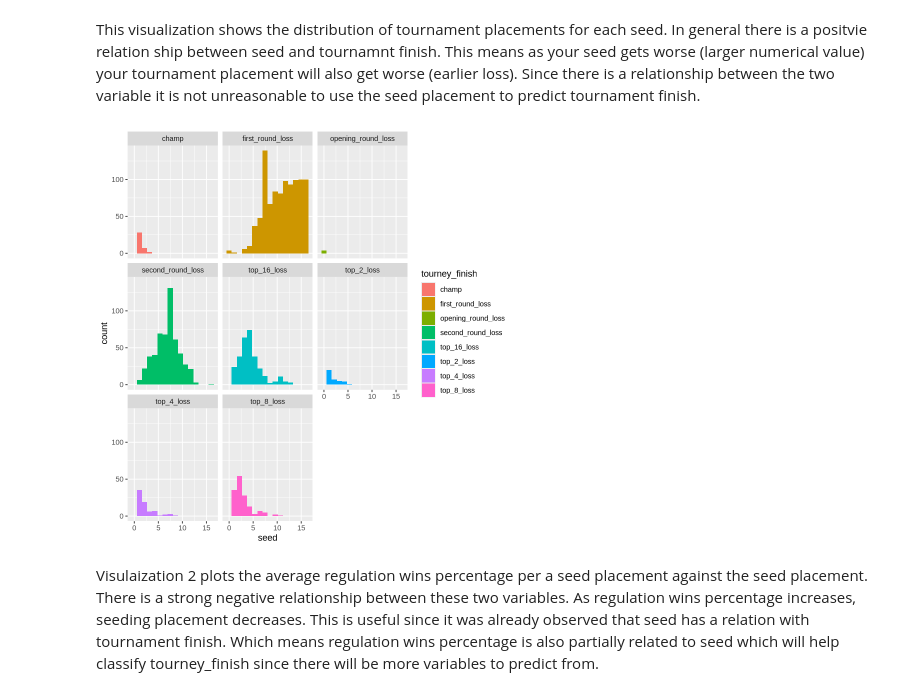
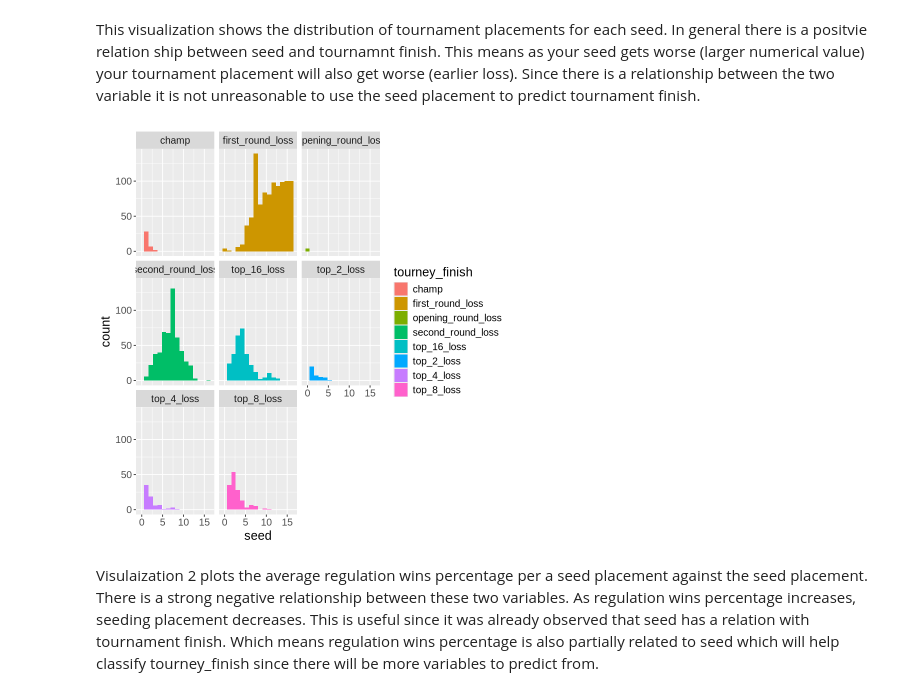
Before and after one commit to Tyler-Seymourm/DCSI-100-project1, a Jupyter notebook: dsci-100-project-notebook.ipynb, the cells around one changed output. Drawn from its saved outputs; the diff is of its cells as text; code cells hidden in the pictures.

Commit message:
Fixed text size of part 4.5

```diff
--- a/dsci-100-project-notebook.ipynb
+++ b/dsci-100-project-notebook.ipynb
@@ -369,11 +359,12 @@ This visualization shows the distribution of tournament placements for each seed
 # %%
 vis_plot_1 <- tidy_data |>
 ggplot(aes(x = seed, fill = tourney_finish)) +
 geom_histogram(bins = 16) +
-facet_wrap(~tourney_finish)
+facet_wrap(~tourney_finish) +
+theme(text = element_text(size = 15))
 vis_plot_1
 # %% [output]
-[figure, old version]
+[figure, new version]
 # %% [markdown]
 Visulaization 2 plots the average regulation wins percentage per a seed placement against the seed placement.
 There is a strong negative relationship between these two variables. As regulation wins percentage increases, seeding placement decreases. This is useful since  it was already observed that seed has a relation with tournament finish. Which means regulation wins percentage is also partially related to seed which will help classify tourney_finish since there will be more variables to predict from.
```
Also changed, not shown: parts of 1 cell of this notebook.
